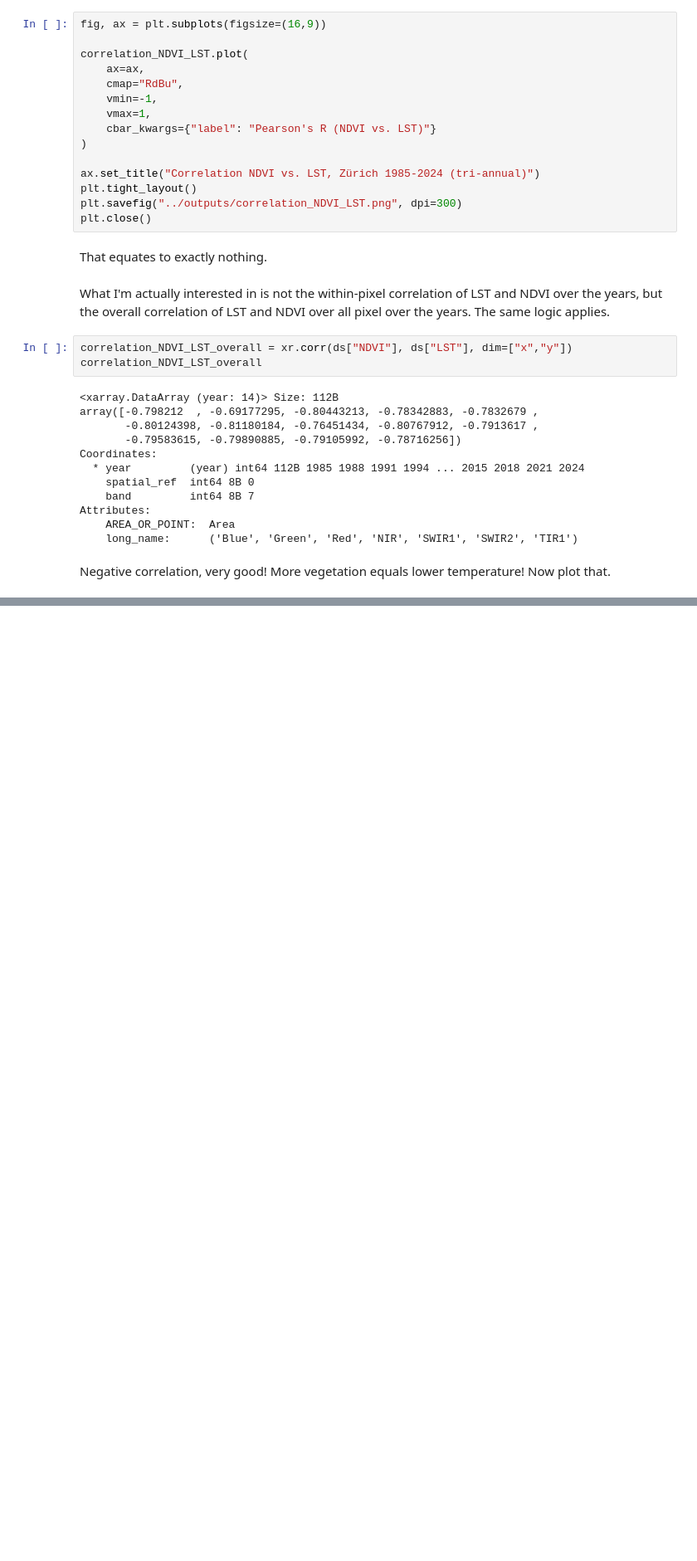
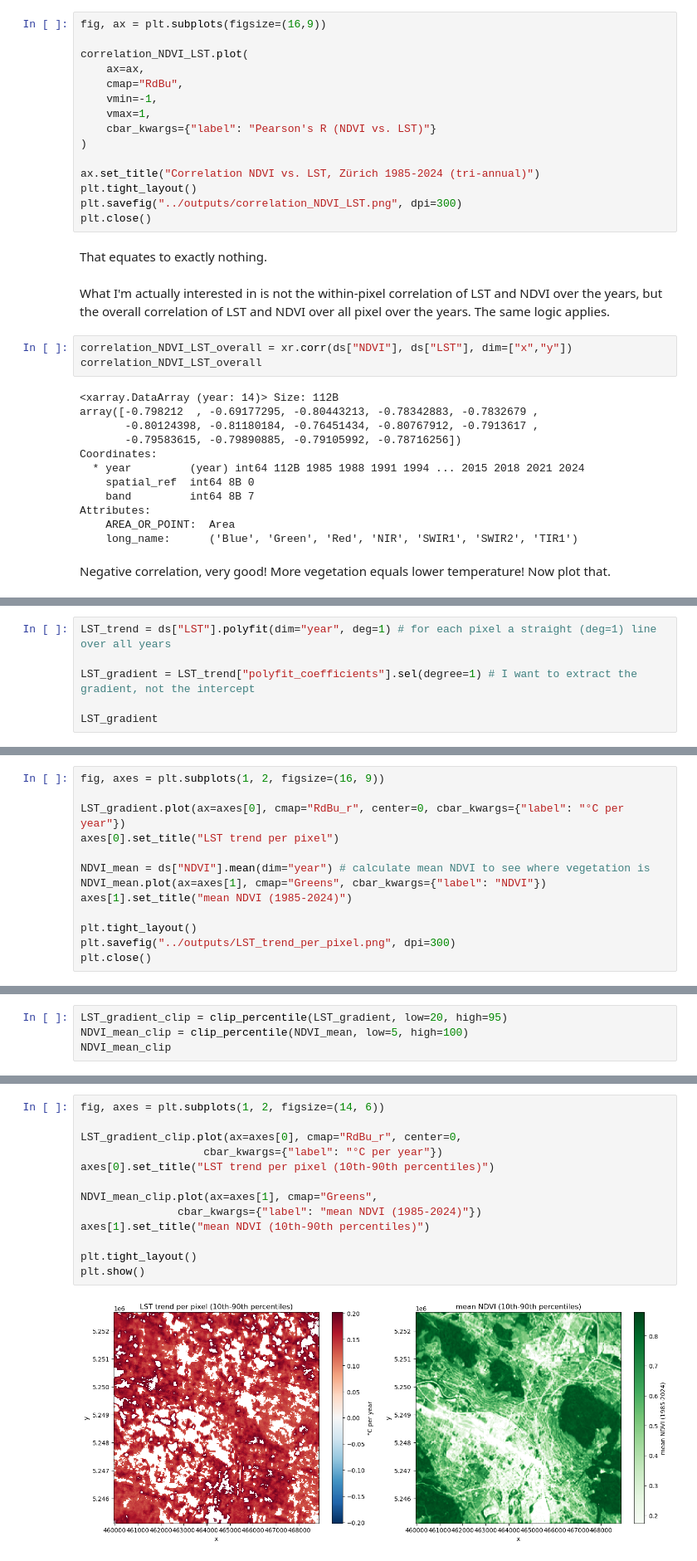
Before and after one commit to yannicknicolaswirz/SDS210_Project_Yannick_Wirz, a Jupyter notebook: notebooks/Project.ipynb, the cells around one changed output, grey strips where cells are left out. Shown at 83% size. Saved outputs shown, nothing was run; the diff lists cells and outputs as text; blank space fills up the shorter version.

Commit message:
LST change over time, different in high-NDVI pixels? not properly working yet

```diff
--- a/notebooks/Project.ipynb
+++ b/notebooks/Project.ipynb
@@ -231,0 +236,6 @@ plt.close()
+# %%
+LST_trend = ds["LST"].polyfit(dim="year", deg=1) # for each pixel a straight (deg=1) line over all years
+
+LST_gradient = LST_trend["polyfit_coefficients"].sel(degree=1) # I want to extract the gradient, not the intercept
+
+LST_gradient
@@ -231,0 +261,13 @@ plt.close()
+# %%
+fig, axes = plt.subplots(1, 2, figsize=(16, 9))
+
+LST_gradient.plot(ax=axes[0], cmap="RdBu_r", center=0, cbar_kwargs={"label": "°C per year"})
+axes[0].set_title("LST trend per pixel")
+
+NDVI_mean = ds["NDVI"].mean(dim="year") # calculate mean NDVI to see where vegetation is
+NDVI_mean.plot(ax=axes[1], cmap="Greens", cbar_kwargs={"label": "NDVI"})
+axes[1].set_title("mean NDVI (1985-2024)")
+
+plt.tight_layout()
+plt.savefig("../outputs/LST_trend_per_pixel.png", dpi=300)
+plt.close()
@@ -231,0 +307,4 @@ plt.close()
+# %%
+LST_gradient_clip = clip_percentile(LST_gradient, low=20, high=95)
+NDVI_mean_clip = clip_percentile(NDVI_mean, low=5, high=100)
+NDVI_mean_clip
@@ -231,0 +329,15 @@ plt.close()
+# %%
+fig, axes = plt.subplots(1, 2, figsize=(14, 6))
+
+LST_gradient_clip.plot(ax=axes[0], cmap="RdBu_r", center=0,
+                   cbar_kwargs={"label": "°C per year"})
+axes[0].set_title("LST trend per pixel (10th-90th percentiles)")
+
+NDVI_mean_clip.plot(ax=axes[1], cmap="Greens",
+               cbar_kwargs={"label": "mean NDVI (1985-2024)"})
+axes[1].set_title("mean NDVI (10th-90th percentiles)")
+
+plt.tight_layout()
+plt.show()
+# %% [output]
+[figure, added]
```
Also changed, not shown: parts of 6 cells of this notebook, 2 other files.
